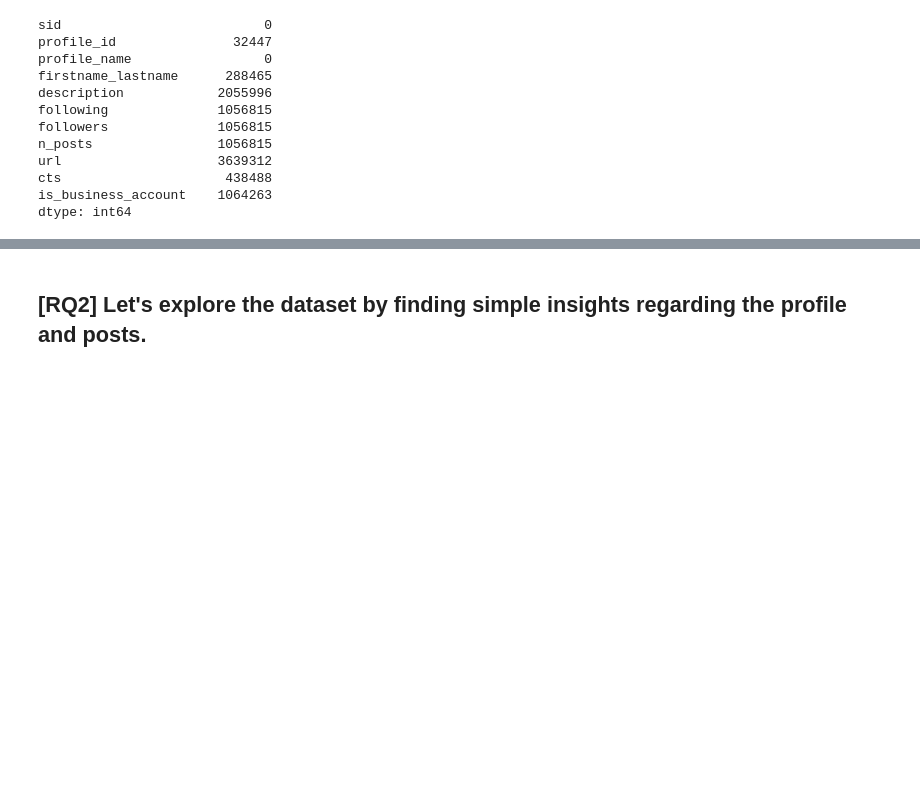
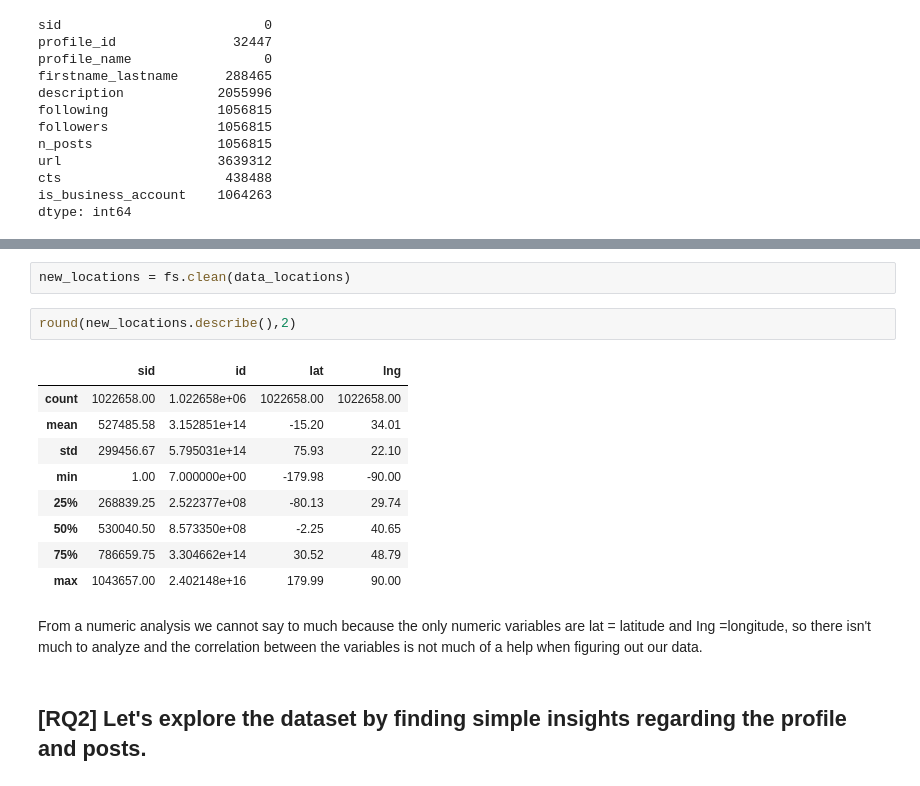
Before and after one commit to Vah1d/ADM-HW2, a Jupyter notebook: HW2.ipynb, the cells around one changed output, grey strips where cells are left out. Saved outputs shown, nothing was run; the diff lists cells and outputs as text; blank space fills up the shorter version.

```diff
--- a/HW2.ipynb
+++ b/HW2.ipynb
@@ -34,3 +171,19 @@ dtype: int64
+# %%
+new_locations = fs.clean(data_locations)
+# %%
+round(new_locations.describe(),2)
+# %% [output]
+|  | sid | id | lat | lng |
+| count | 1022658.00 | 1.022658e+06 | 1022658.00 | 1022658.00 |
+| mean | 527485.58 | 3.152851e+14 | -15.20 | 34.01 |
+| std | 299456.67 | 5.795031e+14 | 75.93 | 22.10 |
+| min | 1.00 | 7.000000e+00 | -179.98 | -90.00 |
+| 25% | 268839.25 | 2.522377e+08 | -80.13 | 29.74 |
+| 50% | 530040.50 | 8.573350e+08 | -2.25 | 40.65 |
+| 75% | 786659.75 | 3.304662e+14 | 30.52 | 48.79 |
+| max | 1043657.00 | 2.402148e+16 | 179.99 | 90.00 |
+# %% [markdown]
+From a numeric analysis we cannot say to much because the only numeric variables are lat = latitude and Ing =longitude, so there isn't much to analyze and the correlation between the variables is not much of a help when figuring out our data.
 # %% [markdown]
 ## [RQ2] Let's explore the dataset by finding simple insights regarding the profile and posts.
 # %% [markdown]
```
Also changed, not shown: parts of 27 cells of this notebook, 1 other file.
